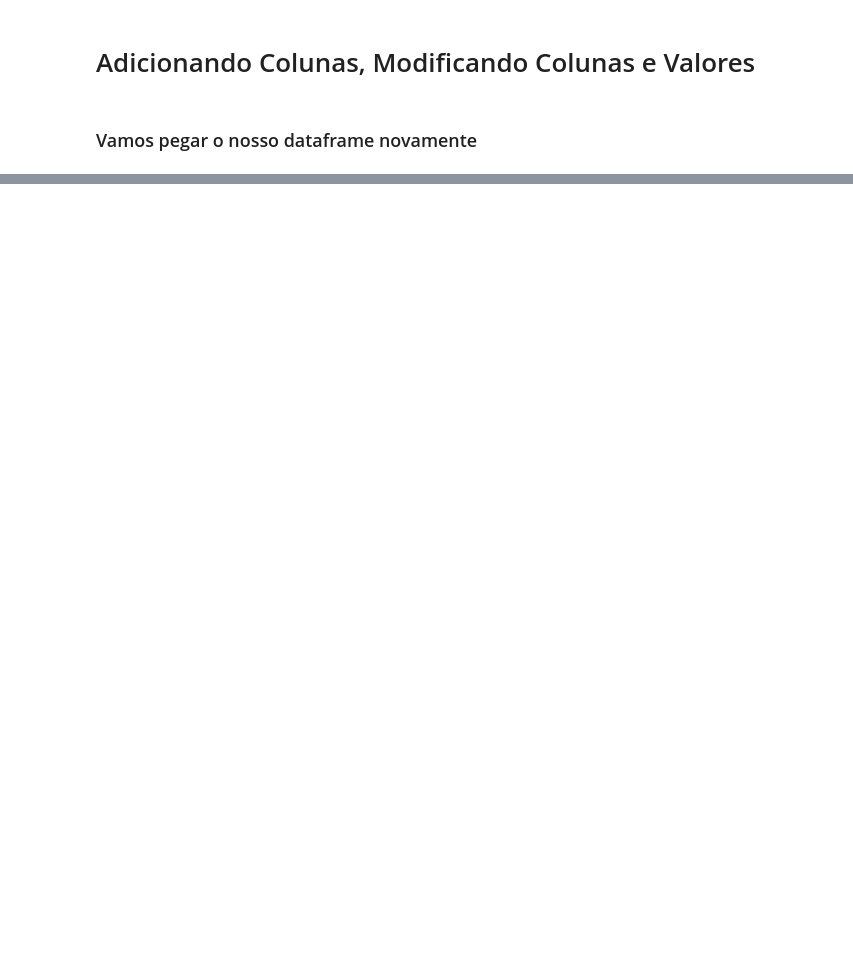
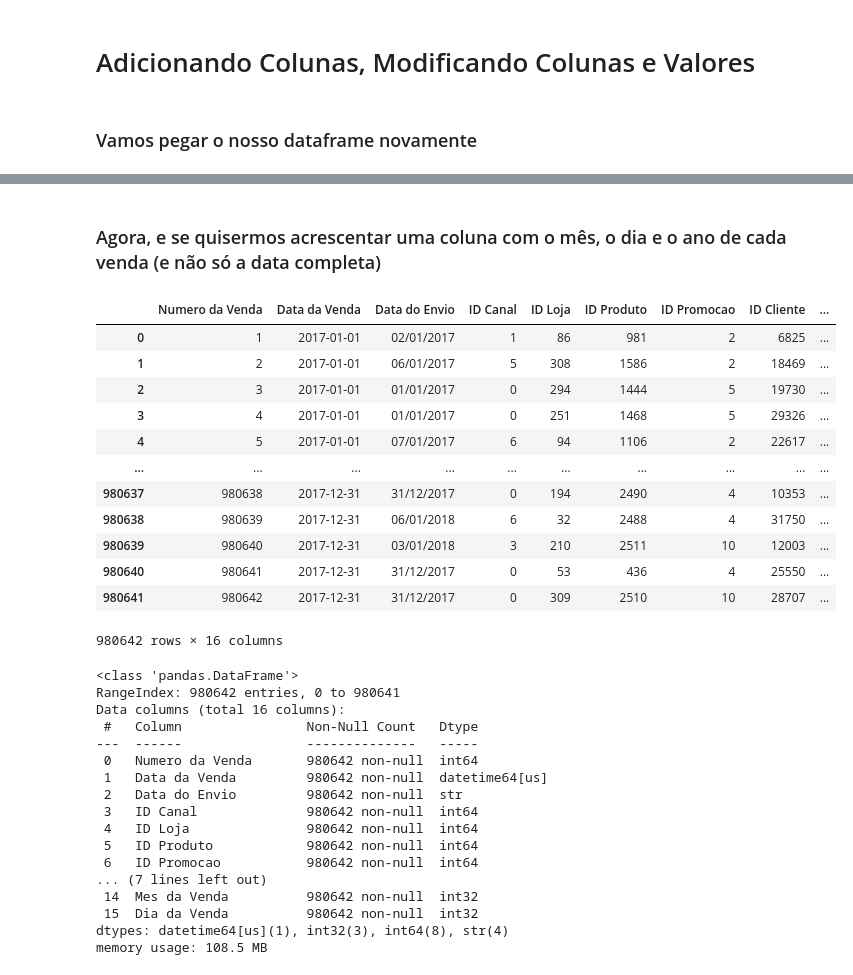
Before and after one commit to lmitsuol/FiltrandoDataframe, a Jupyter notebook: dataframe.ipynb, the cells around one changed output, grey strips where cells are left out. Cells and saved outputs as stored; diff of their text form; code cells hidden in the pictures; blank space fills up the shorter version.

```diff
--- a/dataframe.ipynb
+++ b/dataframe.ipynb
@@ -102,0 +204,40 @@ Index(['Nome da Marca', 'Tipo', 'Custo Unitario', 'Preco Unitario',
+# %% [markdown]
+### Agora, e se quisermos acrescentar uma coluna com o mês, o dia e o ano de cada venda (e não só a data completa)
+# %%
+vendas_df['Data da Venda'] = pd.to_datetime(vendas_df['Data da Venda'], format='%d/%m/%Y')
+vendas_df['Ano da Venda'] = vendas_df['Data da Venda'].dt.year
+vendas_df['Mes da Venda'] = vendas_df['Data da Venda'].dt.month
+vendas_df['Dia da Venda'] = vendas_df['Data da Venda'].dt.day
+display(vendas_df)
+vendas_df.info()
+# %% [output]
+|  | Numero da Venda | Data da Venda | Data do Envio | ID Canal | ID Loja | ID Produto | ID Promocao | ID Cliente | ... |
+| 0 | 1 | 2017-01-01 | 02/01/2017 | 1 | 86 | 981 | 2 | 6825 | ... |
+| 1 | 2 | 2017-01-01 | 06/01/2017 | 5 | 308 | 1586 | 2 | 18469 | ... |
+| 2 | 3 | 2017-01-01 | 01/01/2017 | 0 | 294 | 1444 | 5 | 19730 | ... |
+| 3 | 4 | 2017-01-01 | 01/01/2017 | 0 | 251 | 1468 | 5 | 29326 | ... |
+| 4 | 5 | 2017-01-01 | 07/01/2017 | 6 | 94 | 1106 | 2 | 22617 | ... |
+| ... | ... | ... | ... | ... | ... | ... | ... | ... | ... |
+| 980637 | 980638 | 2017-12-31 | 31/12/2017 | 0 | 194 | 2490 | 4 | 10353 | ... |
+| 980638 | 980639 | 2017-12-31 | 06/01/2018 | 6 | 32 | 2488 | 4 | 31750 | ... |
+| 980639 | 980640 | 2017-12-31 | 03/01/2018 | 3 | 210 | 2511 | 10 | 12003 | ... |
+| 980640 | 980641 | 2017-12-31 | 31/12/2017 | 0 | 53 | 436 | 4 | 25550 | ... |
+| 980641 | 980642 | 2017-12-31 | 31/12/2017 | 0 | 309 | 2510 | 10 | 28707 | ... |
+980642 rows × 16 columns
+<class 'pandas.DataFrame'>
+RangeIndex: 980642 entries, 0 to 980641
+Data columns (total 16 columns):
+ #   Column                Non-Null Count   Dtype
+---  ------                --------------   -----
+ 0   Numero da Venda       980642 non-null  int64
+ 1   Data da Venda         980642 non-null  datetime64[us]
+ 2   Data do Envio         980642 non-null  str
+ 3   ID Canal              980642 non-null  int64
+ 4   ID Loja               980642 non-null  int64
+ 5   ID Produto            980642 non-null  int64
+ 6   ID Promocao           980642 non-null  int64
+... (7 lines left out)
+ 14  Mes da Venda          980642 non-null  int32
+ 15  Dia da Venda          980642 non-null  int32
+dtypes: datetime64[us](1), int32(3), int64(8), str(4)
+memory usage: 108.5 MB
```
Also changed, not shown: parts of 12 cells of this notebook, 1 other file.
